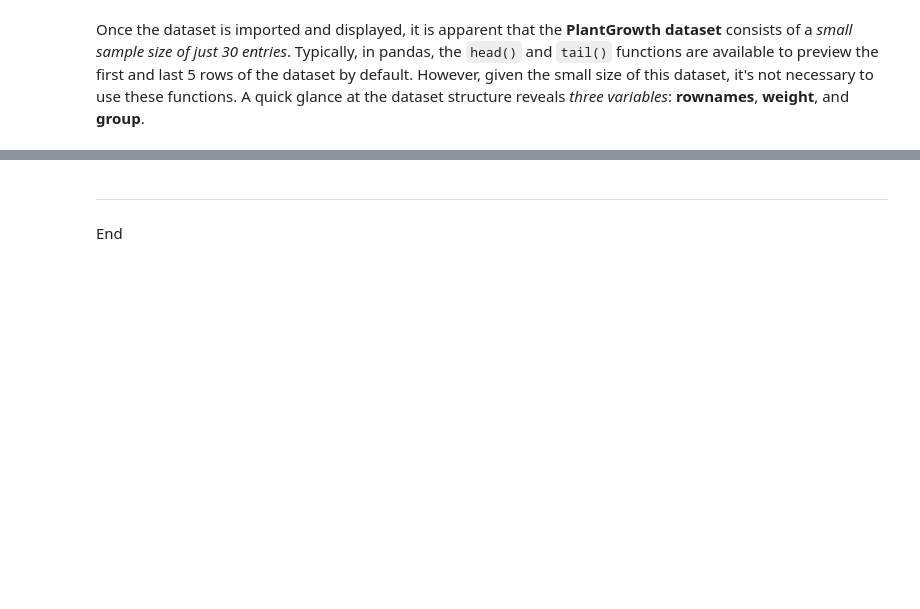
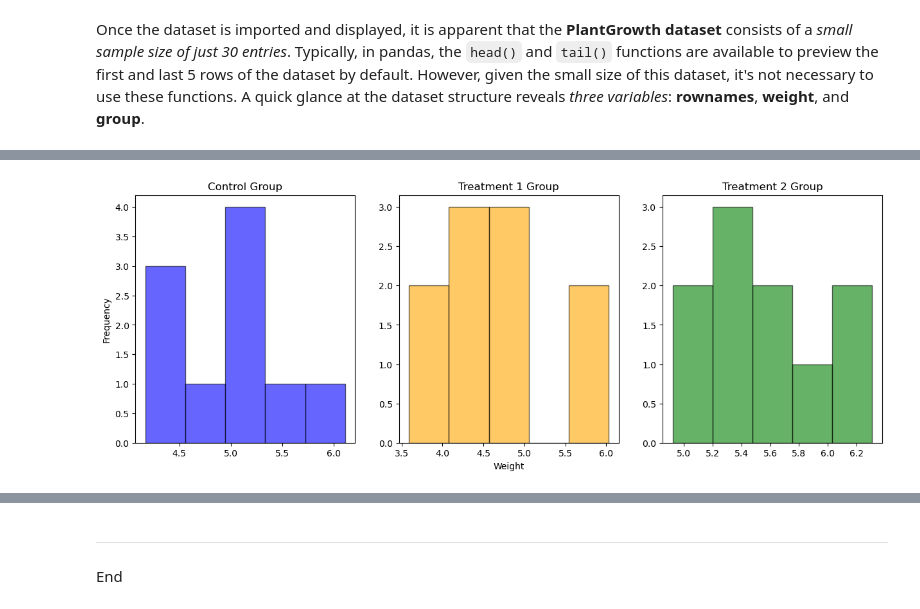
Before and after one commit to C-3sc0/applied_statistics, a Jupyter notebook: project.ipynb, the cells around one changed output, grey strips where cells are left out. Saved outputs shown, nothing was run; the diff lists cells and outputs as text; code cells hidden in the pictures; blank space fills up the shorter version.

Commit message:
performing EDA and histogram visualization

```diff
--- a/project.ipynb
+++ b/project.ipynb
@@ -64,0 +134,6 @@ Once the dataset is imported and displayed, it is apparent that the **PlantGrowt
+# %%
+# Remove the `rownames` column
+df.drop(columns=['rownames'], inplace=True)
+
+# print the first 5 row
+display(df.head())
@@ -64,0 +167,5 @@ Once the dataset is imported and displayed, it is apparent that the **PlantGrowt
+# %%
+# create subsets of groups
+ctrl = df[df['group'] == 'ctrl']
+trt1 = df[df['group'] == 'trt1']
+trt2 = df[df['group'] == 'trt2']
@@ -64,0 +217,18 @@ Once the dataset is imported and displayed, it is apparent that the **PlantGrowt
+# %%
+# create histogram
+fig, ax = plt.subplots(1, 3, figsize=(15, 5))
+
+# Plot a histogram for each group
+ax[0].hist(ctrl['weight'], bins=5, color='b', alpha=0.6, edgecolor='black')
+ax[1].hist(trt1['weight'], bins=5, color='orange', alpha=0.6, edgecolor='black')
+ax[2].hist(trt2['weight'], bins=5, color='g', alpha=0.6, edgecolor='black')
+
+# Add titles and labels
+ax[0].set_title('Control Group')
+ax[1].set_title('Treatment 1 Group')
+ax[2].set_title('Treatment 2 Group')
+ax[0].set_ylabel('Frequency')
+ax[1].set_xlabel('Weight')
+plt.show()
+# %% [output]
+[figure, added]
```
Also changed, not shown: parts of 22 cells of this notebook.
